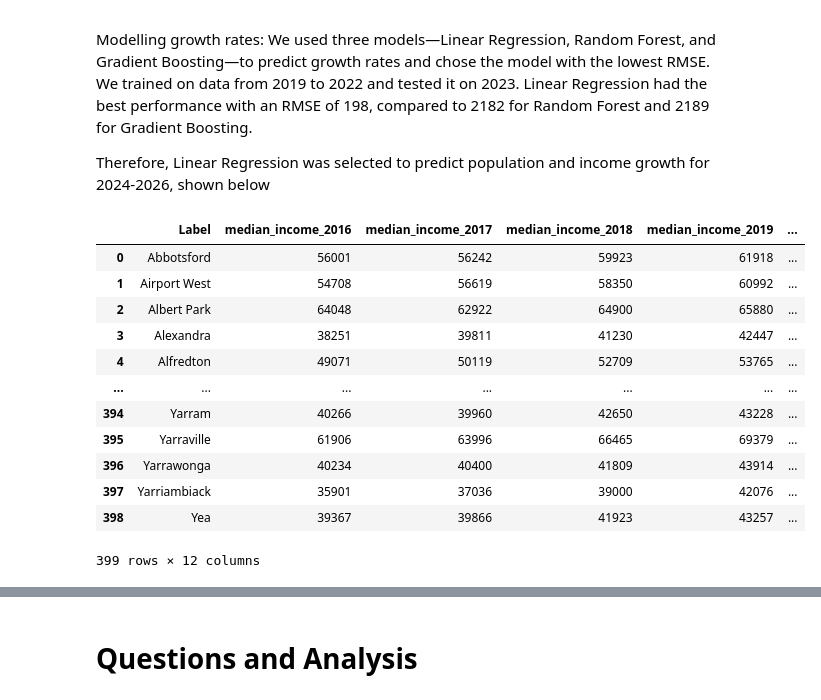
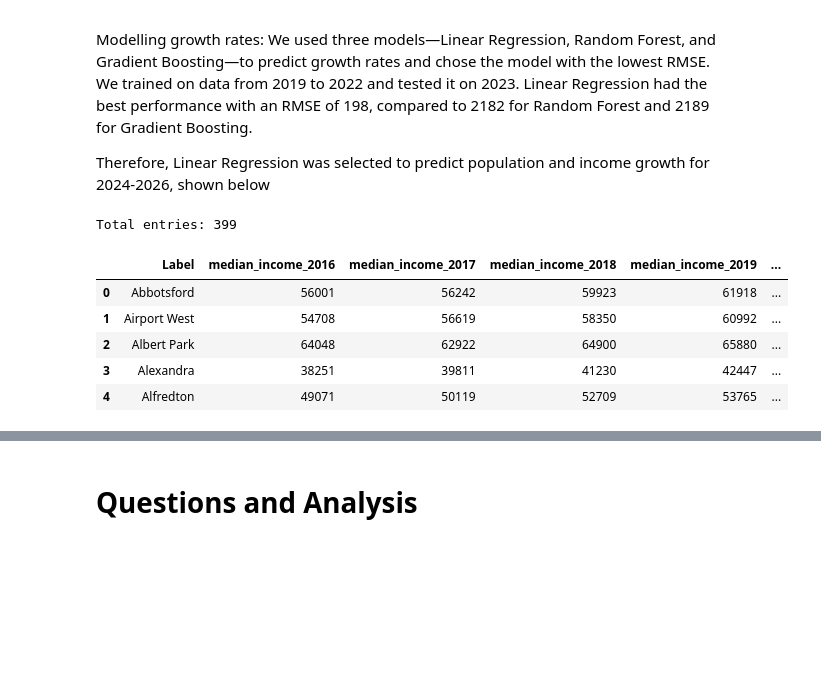
Before and after one commit to MAST30034-AppliedDataScience/project-2-group-real-estate-hexosergeantchelelebratebonitz, a Jupyter notebook: notebooks/summary.ipynb, the cells around one changed output, grey strips where cells are left out. Cells and saved outputs as stored; diff of their text form; code cells hidden in the pictures; blank space fills up the shorter version.

```diff
--- a/notebooks/summary.ipynb
+++ b/notebooks/summary.ipynb
@@ -97,20 +97,15 @@ We used three models—Linear Regression, Random Forest, and Gradient Boosting
 Therefore, Linear Regression was selected to predict population and income growth for 2024-2026, shown below
 # %%
 income_by_sa2 = pd.read_csv("../data/curated/income_by_sa2.csv")
-income_by_sa2
+print("Total entries:", len(income_by_sa2))
+income_by_sa2.head()
 # %% [output]
+Total entries: 399
 |  | Label | median_income_2016 | median_income_2017 | median_income_2018 | median_income_2019 | ... |
 | 0 | Abbotsford | 56001 | 56242 | 59923 | 61918 | ... |
 | 1 | Airport West | 54708 | 56619 | 58350 | 60992 | ... |
 | 2 | Albert Park | 64048 | 62922 | 64900 | 65880 | ... |
 | 3 | Alexandra | 38251 | 39811 | 41230 | 42447 | ... |
 | 4 | Alfredton | 49071 | 50119 | 52709 | 53765 | ... |
-| ... | ... | ... | ... | ... | ... | ... |
-| 394 | Yarram | 40266 | 39960 | 42650 | 43228 | ... |
-| 395 | Yarraville | 61906 | 63996 | 66465 | 69379 | ... |
-| 396 | Yarrawonga | 40234 | 40400 | 41809 | 43914 | ... |
-| 397 | Yarriambiack | 35901 | 37036 | 39000 | 42076 | ... |
-| 398 | Yea | 39367 | 39866 | 41923 | 43257 | ... |
-399 rows × 12 columns
 # %%
 population_by_sa2 = pd.read_csv('../data/curated/population_by_sa2.csv')
```
Also changed, not shown: parts of 15 cells of this notebook.
